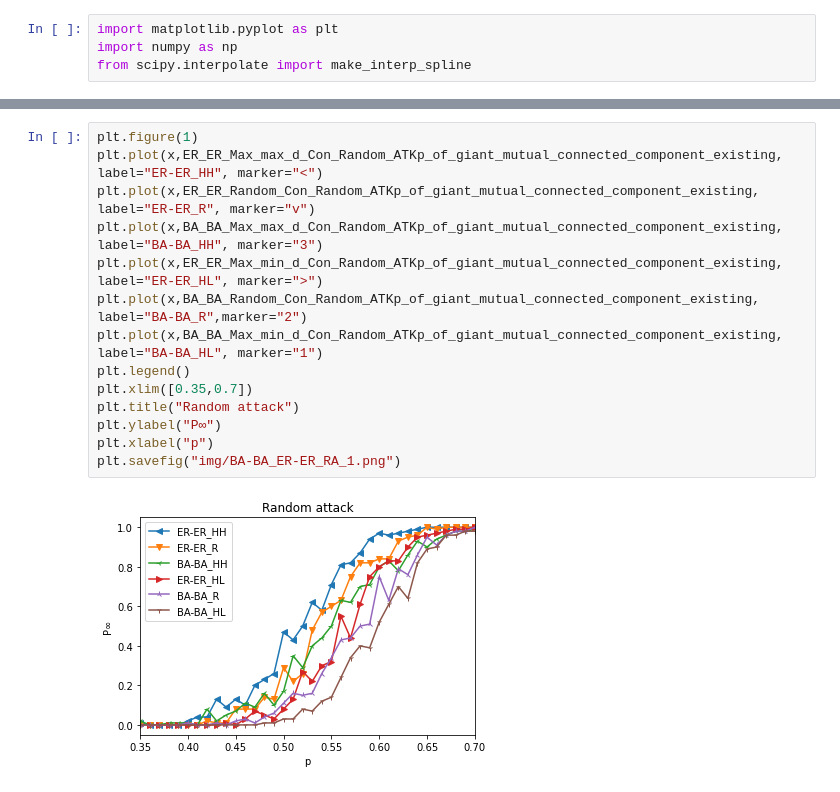
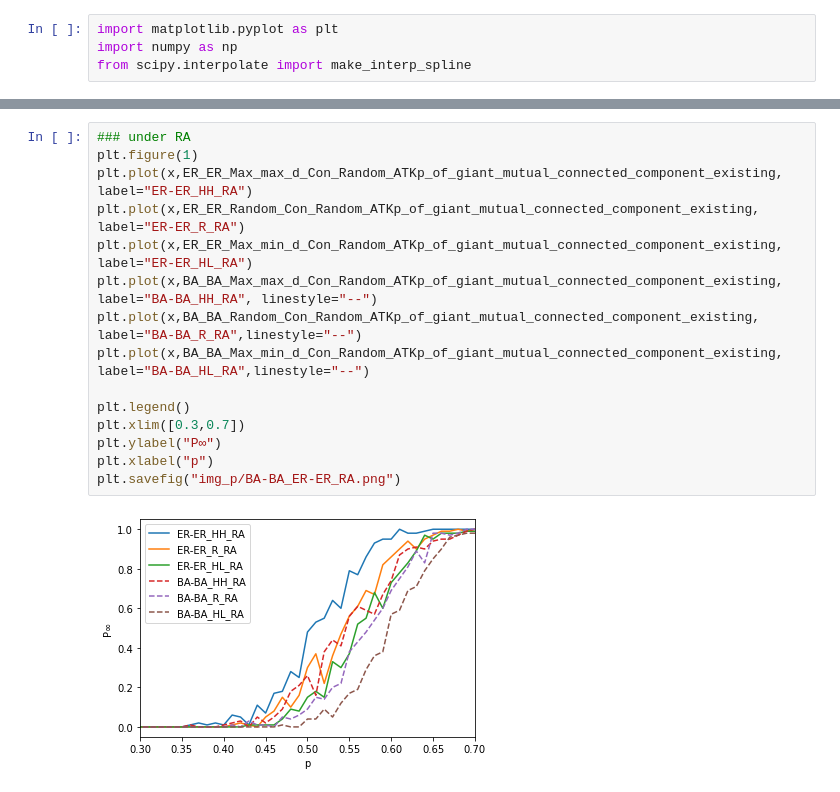
Before and after one commit to JunTu-XD/NetSci, a Jupyter notebook: Final/DataPlot.ipynb, the cells around one changed output, grey strips where cells are left out. Cells and saved outputs as stored; diff of their text form.

```diff
--- a/Final/DataPlot.ipynb
+++ b/Final/DataPlot.ipynb
@@ -48,16 +188,17 @@ BA_BA_Max_max_d_Con_Random_ATKlargest_cluster_size_against_whole_networkk=[0.5,
 # %%
+### under RA
 plt.figure(1)
-plt.plot(x,ER_ER_Max_max_d_Con_Random_ATKp_of_giant_mutual_connected_component_existing, label="ER-ER_HH", marker="<")
-plt.plot(x,ER_ER_Random_Con_Random_ATKp_of_giant_mutual_connected_component_existing, label="ER-ER_R", marker="v")
-plt.plot(x,BA_BA_Max_max_d_Con_Random_ATKp_of_giant_mutual_connected_component_existing, label="BA-BA_HH", marker="3")
-plt.plot(x,ER_ER_Max_min_d_Con_Random_ATKp_of_giant_mutual_connected_component_existing, label="ER-ER_HL", marker=">")
-plt.plot(x,BA_BA_Random_Con_Random_ATKp_of_giant_mutual_connected_component_existing, label="BA-BA_R",marker="2")
-plt.plot(x,BA_BA_Max_min_d_Con_Random_ATKp_of_giant_mutual_connected_component_existing, label="BA-BA_HL", marker="1")
+plt.plot(x,ER_ER_Max_max_d_Con_Random_ATKp_of_giant_mutual_connected_component_existing, label="ER-ER_HH_RA")
+plt.plot(x,ER_ER_Random_Con_Random_ATKp_of_giant_mutual_connected_component_existing, label="ER-ER_R_RA")
+plt.plot(x,ER_ER_Max_min_d_Con_Random_ATKp_of_giant_mutual_connected_component_existing, label="ER-ER_HL_RA")
+plt.plot(x,BA_BA_Max_max_d_Con_Random_ATKp_of_giant_mutual_connected_component_existing, label="BA-BA_HH_RA", linestyle="--")
+plt.plot(x,BA_BA_Random_Con_Random_ATKp_of_giant_mutual_connected_component_existing, label="BA-BA_R_RA",linestyle="--")
+plt.plot(x,BA_BA_Max_min_d_Con_Random_ATKp_of_giant_mutual_connected_component_existing, label="BA-BA_HL_RA",linestyle="--")
+
 plt.legend()
-plt.xlim([0.35,0.7])
-plt.title("Random attack")
+plt.xlim([0.3,0.7])
 plt.ylabel("P∞")
 plt.xlabel("p")
-plt.savefig("img/BA-BA_ER-ER_RA_1.png")
+plt.savefig("img_p/BA-BA_ER-ER_RA.png")
 # %% [output]
-[figure, old version]
+[figure, new version]
```
Also changed, not shown: parts of 12 cells of this notebook, 6 other files.
